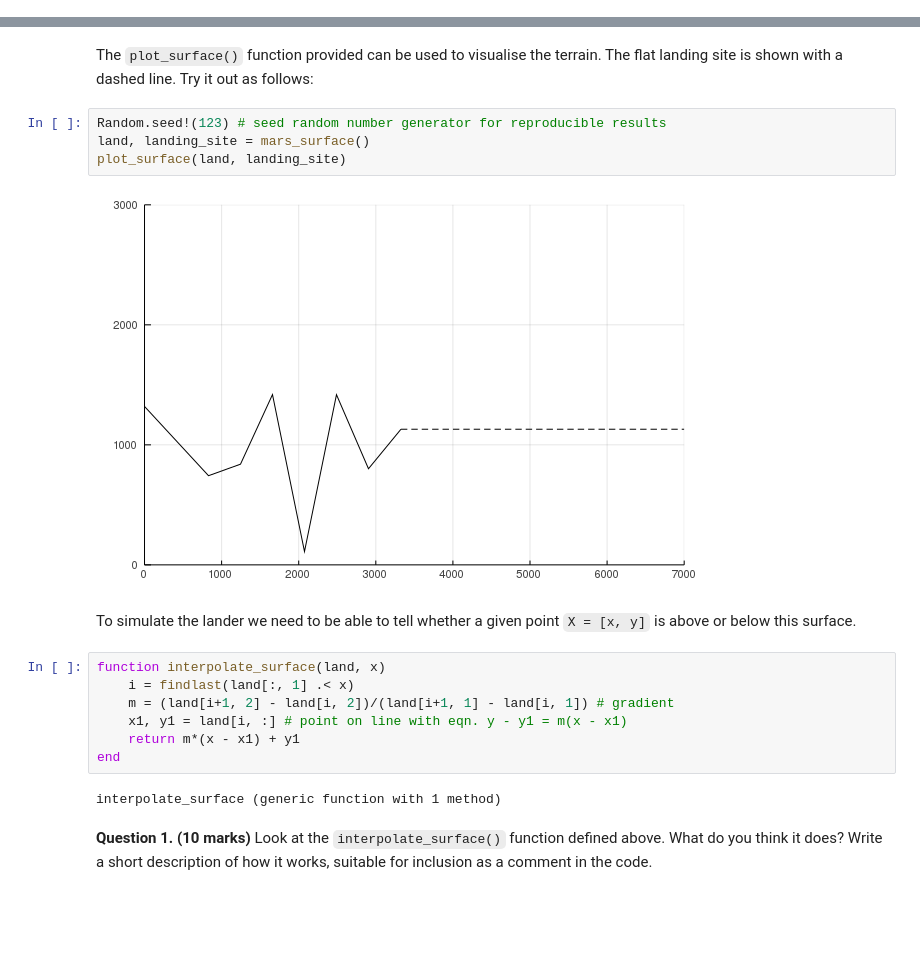
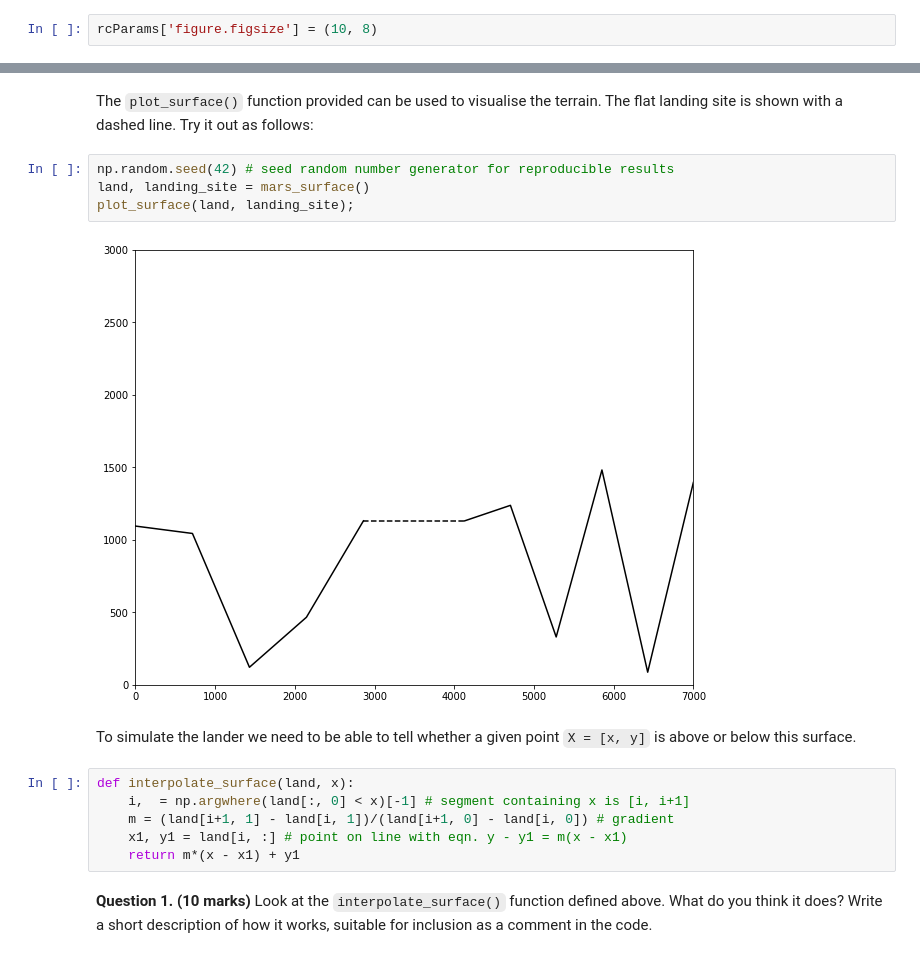
Before and after one commit to jireland2k/MarsLander, a Jupyter notebook: MarsLander.ipynb, the cells around one changed output, grey strips where cells are left out. Cells and saved outputs as stored; diff of their text form; blank space fills up the shorter version.

```diff
--- a/MarsLander.ipynb
+++ b/MarsLander.ipynb
@@ -9 +11,3 @@ Plots.GRBackend()
+# %%
+rcParams['figure.figsize'] = (10, 8)
 # %% [markdown]
@@ -99,20 +97,17 @@ plot_lander (generic function with 2 methods)
 The `plot_surface()` function provided can be used to visualise the terrain. The flat landing site is shown with a dashed line. Try it out as follows:
 # %%
-Random.seed!(123) # seed random number generator for reproducible results
+np.random.seed(42) # seed random number generator for reproducible results
 land, landing_site = mars_surface()
-plot_surface(land, landing_site)
+plot_surface(land, landing_site);
 # %% [output]
-[figure, old version]
+[figure, new version]
 # %% [markdown]
 To simulate the lander we need to be able to tell whether a given point `X = [x, y]` is above or below this surface.
 # %%
-function interpolate_surface(land, x)
-    i = findlast(land[:, 1] .< x)
-    m = (land[i+1, 2] - land[i, 2])/(land[i+1, 1] - land[i, 1]) # gradient
+def interpolate_surface(land, x):
+    i,  = np.argwhere(land[:, 0] < x)[-1] # segment containing x is [i, i+1]
+    m = (land[i+1, 1] - land[i, 1])/(land[i+1, 0] - land[i, 0]) # gradient
     x1, y1 = land[i, :] # point on line with eqn. y - y1 = m(x - x1)
     return m*(x - x1) + y1
-end
-# %% [output]
-interpolate_surface (generic function with 1 method)
 # %% [markdown]
 **Question 1. (10 marks)** Look at the `interpolate_surface()` function defined above. What do you think it does? Write a short description of how it works, suitable for inclusion as a comment in the code.
```
Also changed, not shown: parts of 22 cells of this notebook, 1 other file.
